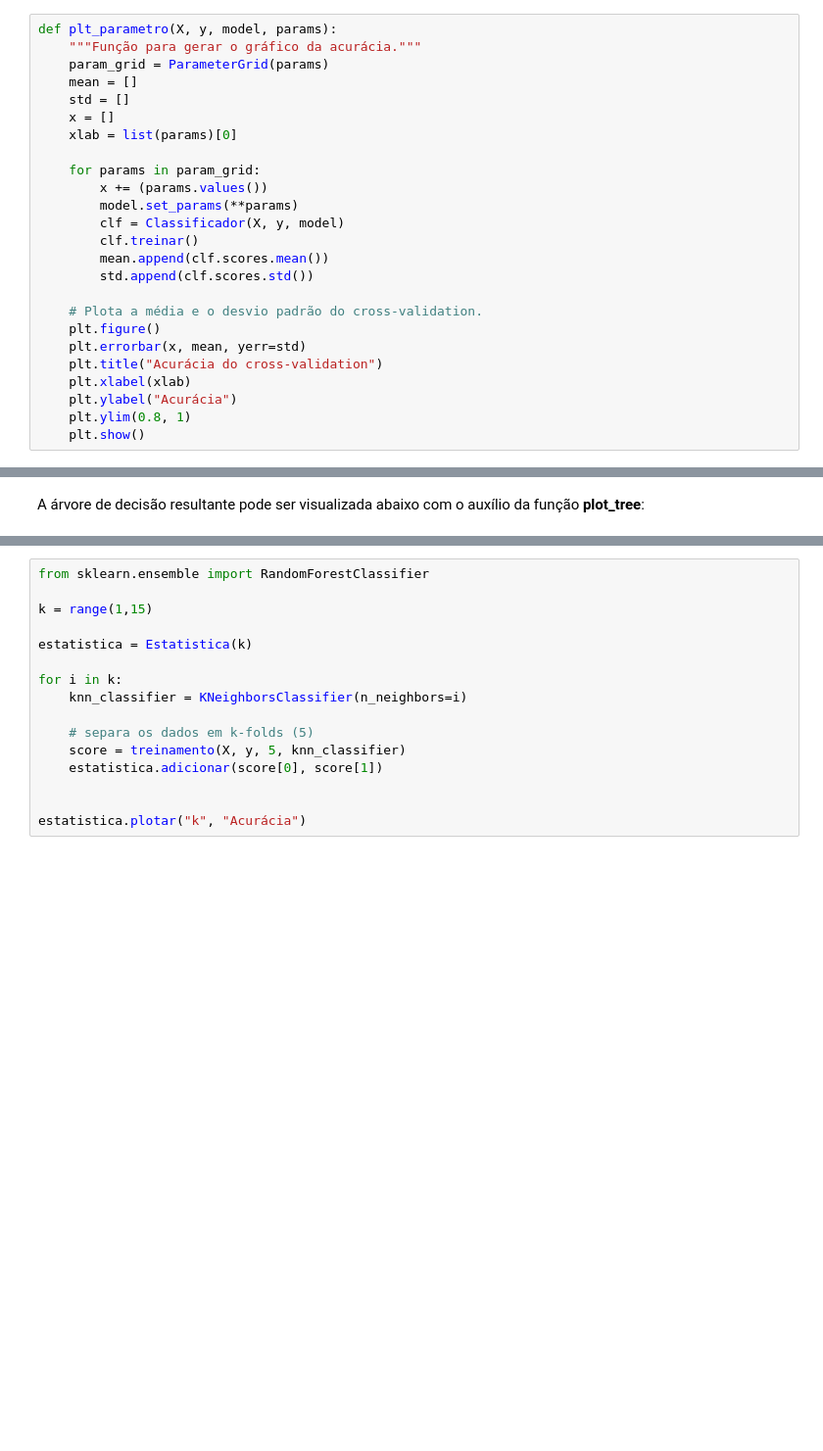
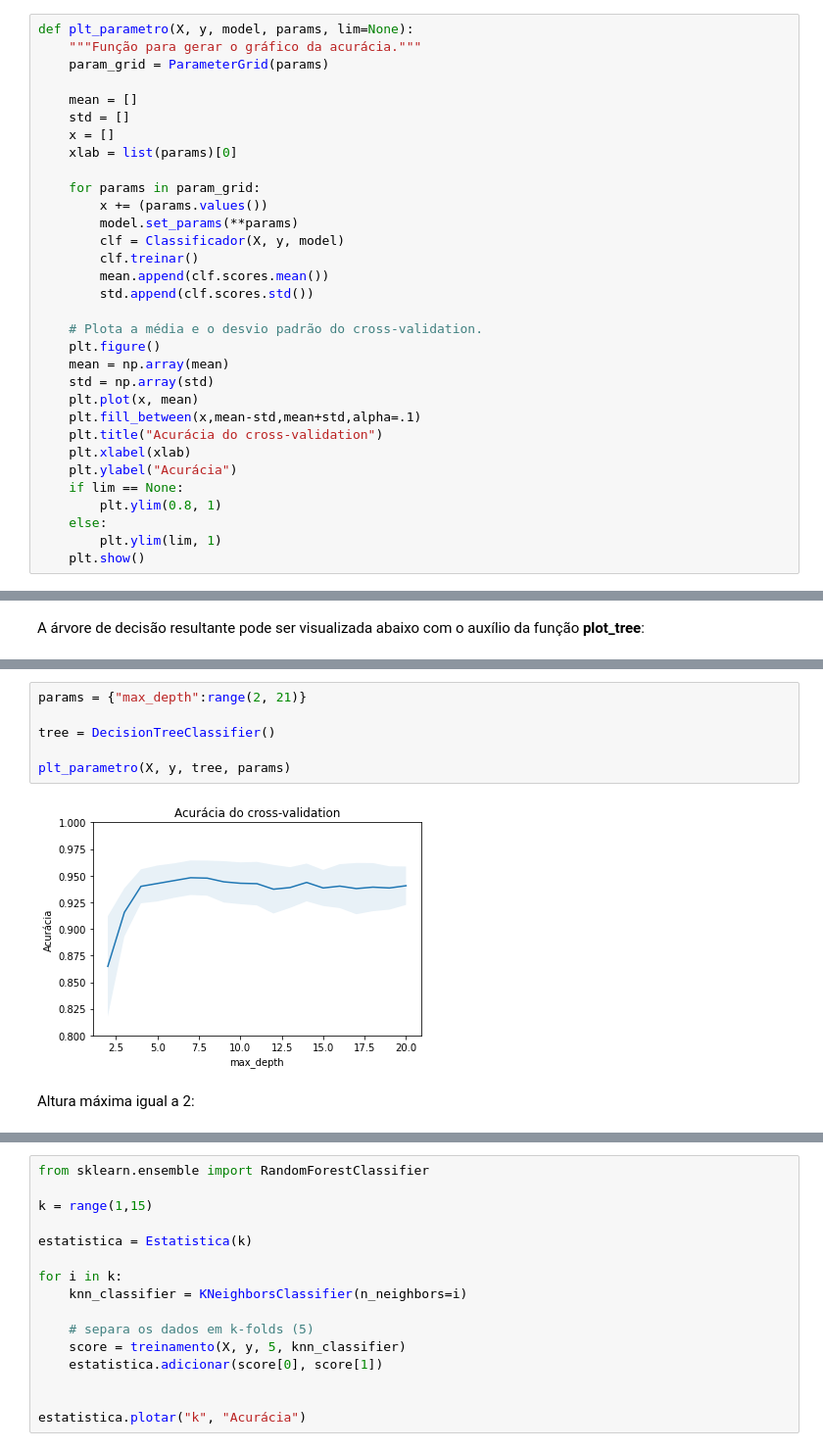
Before and after one commit to douglasllmoura/ufmg-ml, a Jupyter notebook: TP1_Classificacao_Exoplanetas.ipynb, the cells around one changed output, grey strips where cells are left out. Shown: that part at 98% size. Drawn from its saved outputs; the diff is of its cells as text; blank space fills up the shorter version.

```diff
--- a/TP1_Classificacao_Exoplanetas.ipynb
+++ b/TP1_Classificacao_Exoplanetas.ipynb
@@ -222,9 +228,10 @@ def show_scores(precision, recall, f1, folds):
 
         return table
 # %%
-def plt_parametro(X, y, model, params):
+def plt_parametro(X, y, model, params, lim=None):
     """Função para gerar o gráfico da acurácia."""
     param_grid = ParameterGrid(params)
+
     mean = []
     std = []
     x = []
@@ -240,11 +247,17 @@ def plt_parametro(X, y, model, params):
 
     # Plota a média e o desvio padrão do cross-validation.
     plt.figure()
-    plt.errorbar(x, mean, yerr=std)
+    mean = np.array(mean)
+    std = np.array(std)
+    plt.plot(x, mean)
+    plt.fill_between(x,mean-std,mean+std,alpha=.1)
     plt.title("Acurácia do cross-validation")
     plt.xlabel(xlab)
     plt.ylabel("Acurácia")
-    plt.ylim(0.8, 1)
+    if lim == None:
+        plt.ylim(0.8, 1)
+    else:
+        plt.ylim(lim, 1)
     plt.show()
 # %%
 def plt_roc(fpr, tpr, folds):
@@ -477,0 +543,10 @@ Avaliar os kernels linear, sigmoid, polinomial e RBF.
+# %%
+params = {"max_depth":range(2, 21)}
+
+tree = DecisionTreeClassifier()
+
+plt_parametro(X, y, tree, params)
+# %% [output]
+[figure, added]
+# %% [markdown]
+Altura máxima igual a 2:
```
Also changed, not shown: parts of 54 cells of this notebook.
